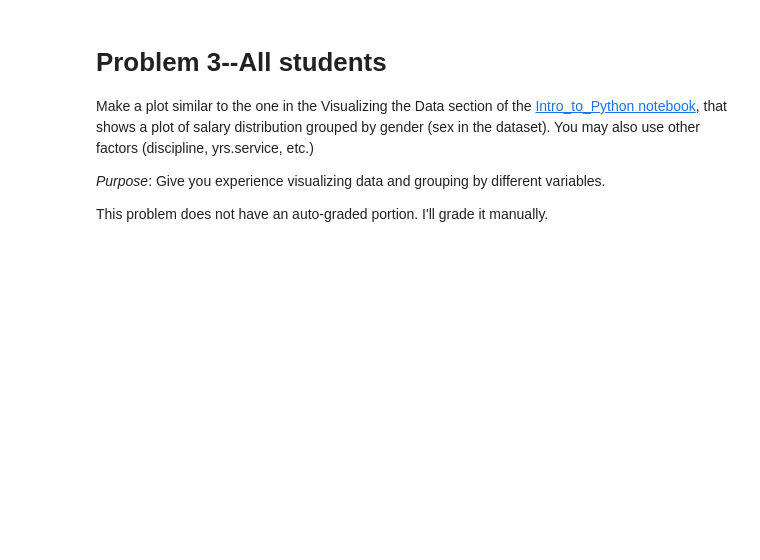
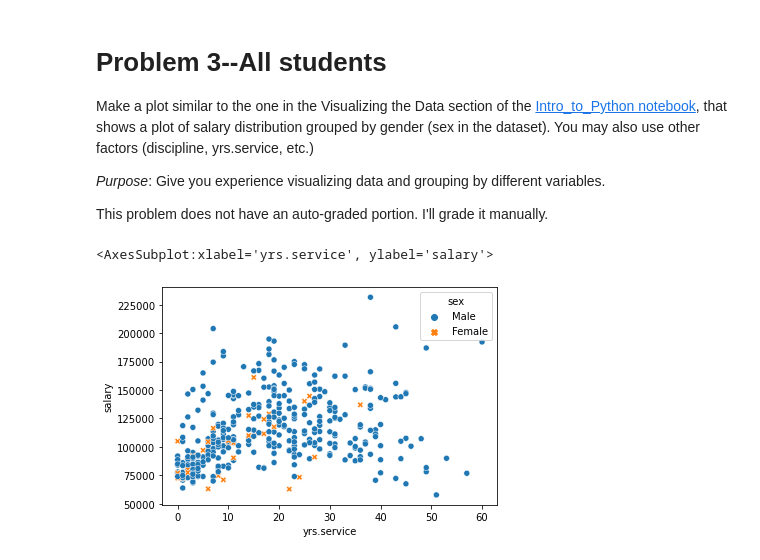
Before and after one commit to AIBiology/assignment-1-python-fundamentals-vedic, a Jupyter notebook: assignment_1.ipynb, the cells around one changed output. Saved outputs shown, nothing was run; the diff lists cells and outputs as text; code cells hidden in the pictures; blank space fills up the shorter version.

```diff
--- a/assignment_1.ipynb
+++ b/assignment_1.ipynb
@@ -40,3 +57,19 @@ Make a plot similar to the one in the Visualizing the Data section of the [Intro
 *Purpose*: Give you experience visualizing data and grouping by different variables.
 
 This problem does not have an auto-graded portion. I'll grade it manually.
+# %%
+import math
+import pandas as pd
+import matplotlib.pyplot as plt
+import seaborn as sns
+#import necessary libraries
+
+
+salary = pd.read_csv('https://vincentarelbundock.github.io/Rdatasets/csv/carData/Salaries.csv')
+#import data file via absolute path in github
+
+sns.scatterplot(x = 'yrs.service', y = 'salary', style = 'sex', hue = 'sex', data = salary)
+#x is years of service, y is salary, and the marker shape and color are grouped based on sex.
+# %% [output]
+<AxesSubplot:xlabel='yrs.service', ylabel='salary'>
+[figure, added]
```
Also changed, not shown: parts of 2 cells of this notebook.
